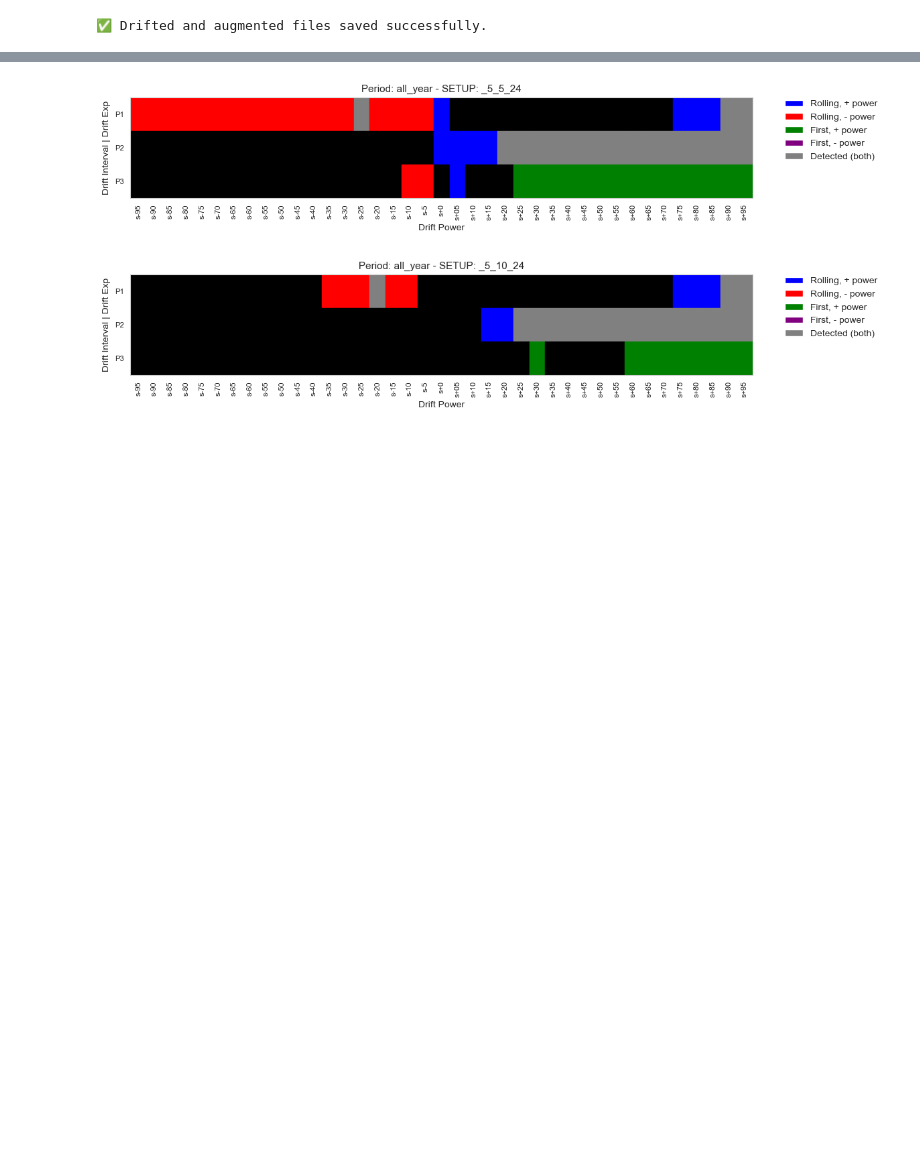
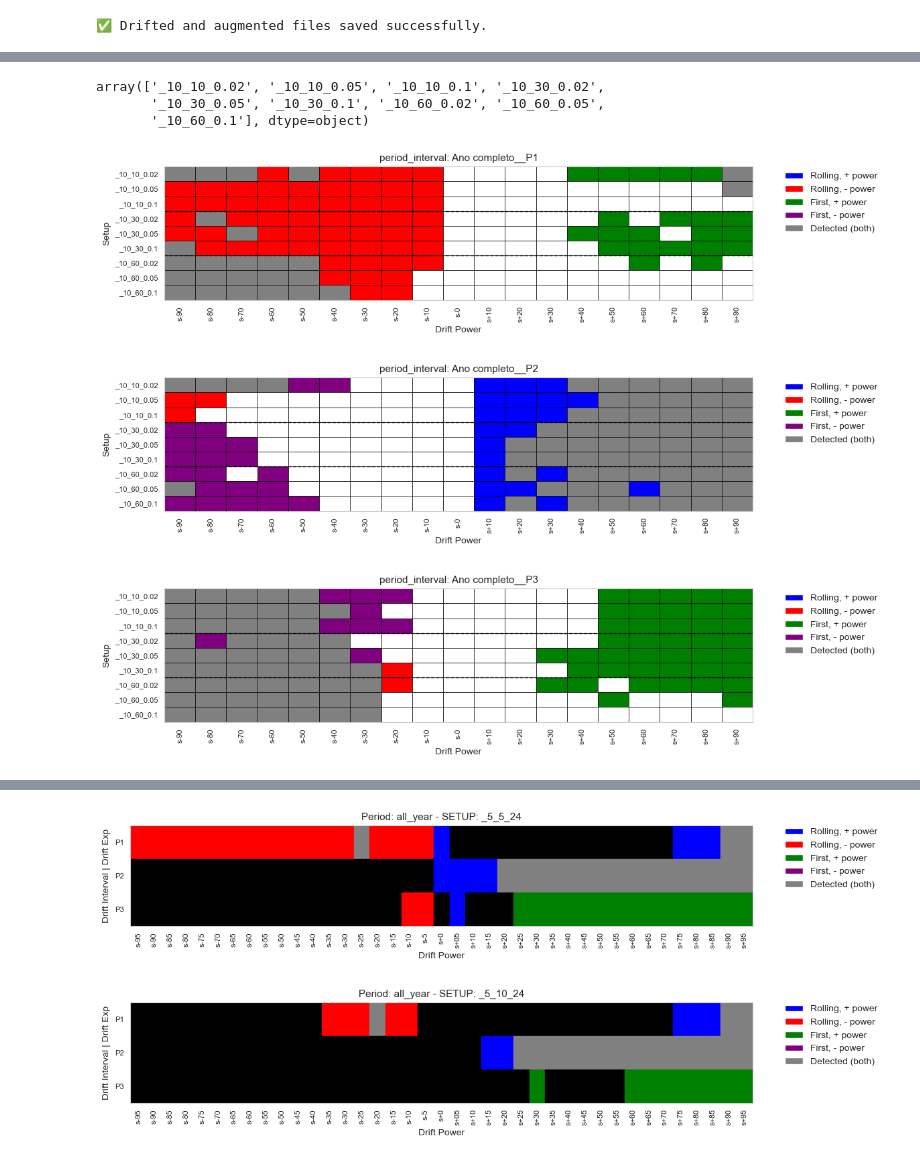
Before and after one commit to arthurhirez/FedLeaks, a Jupyter notebook: Benchmark_Detection.ipynb, the cells around one changed output, grey strips where cells are left out. Drawn from its saved outputs; the diff is of its cells as text; code cells hidden in the pictures; blank space fills up the shorter version.

```diff
--- a/Benchmark_Detection.ipynb
+++ b/Benchmark_Detection.ipynb
@@ -1097 +1374,27 @@ def process_results(data_evaluation, method = 'summary'):
+# %%
+results_voting = results_processed.groupby(['exp_id', 'setup', 'period', 'drift_type', 'method']).agg({'wrong_%' : 'sum','correct_%' : 'sum'}).reset_index()
+
+results_voting['wrong_%'] = (results_voting['correct_%'] < 150).astype(int)
+results_voting['correct_%'] = (results_voting['correct_%'] >= 150).astype(int)
+
+vote_ranking = process_results(data_evaluation = results_voting, method = 'rank cosine_mean')
+vote_summary = process_results(data_evaluation = results_voting, method = 'summary')
+
+vote_exp = pd.concat([vote_ranking, vote_summary])
+vote_exp.setup.unique()
+# %% [output]
+array(['_10_10_0.02', '_10_10_0.05', '_10_10_0.1', '_10_30_0.02',
+       '_10_30_0.05', '_10_30_0.1', '_10_60_0.02', '_10_60_0.05',
+       '_10_60_0.1'], dtype=object)
+# %%
+periods_tgt = [f for f in vote_exp.period_interval.unique() if 'Ano completo' in f]
+
+plot_heat_detection(data_exp = vote_exp, pivot_feat = 'setup',
+                    target_feat = 'period_interval', selected_targets = periods_tgt,
+                    save_dir = None #save_dir = 'results/imgs/Heat_bench_SetupPeriod_Overlap'
+                    )
+# %% [output]
+[figure, added]
+[figure, added]
+[figure, added]
 # %%
```
Also changed, not shown: parts of 24 cells of this notebook, 20 other files.
